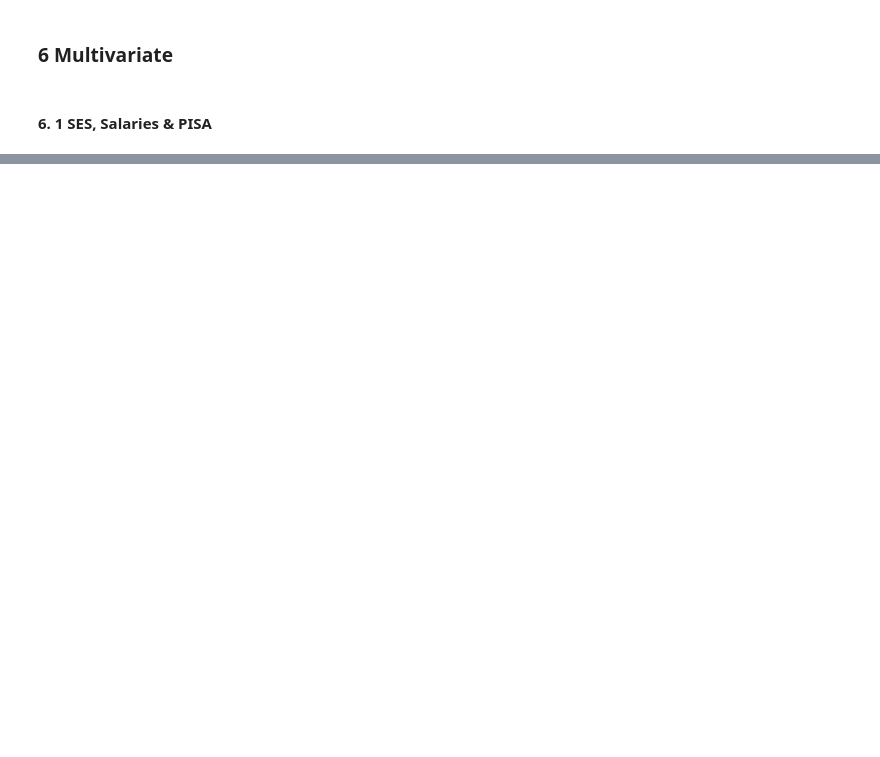
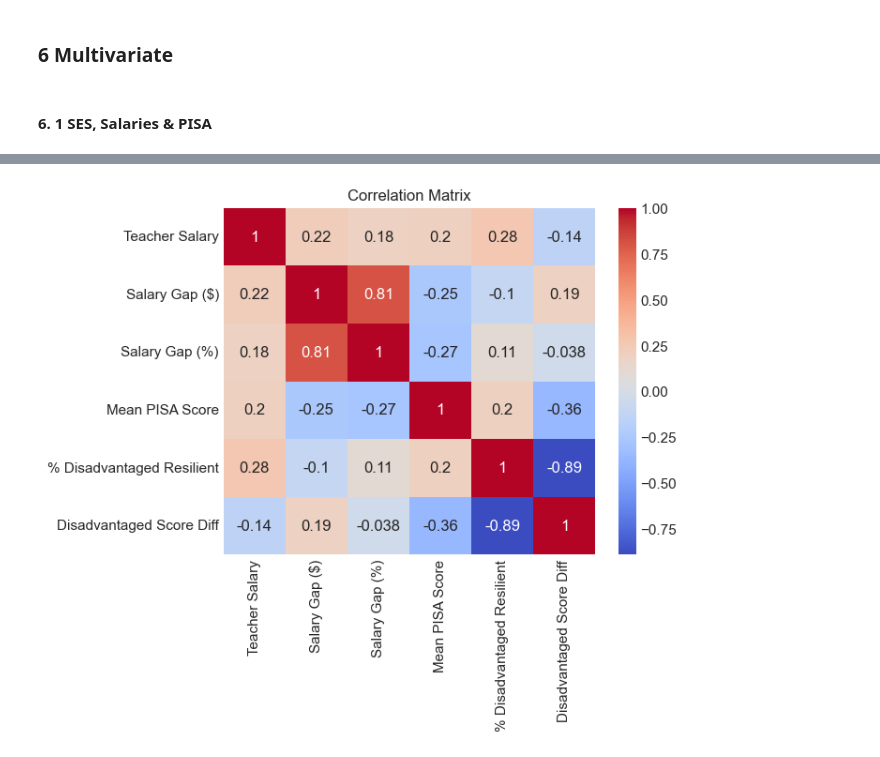
Before and after one commit to BeejalP/teachersalaries, a Jupyter notebook: my_project.ipynb, the cells around one changed output, grey strips where cells are left out. Cells and saved outputs as stored; diff of their text form; code cells hidden in the pictures; blank space fills up the shorter version.

Commit message:
correlation matrix

```diff
--- a/my_project.ipynb
+++ b/my_project.ipynb
@@ -2050,3 +2050,15 @@ plt.show()
+# %%
+corr_matrix = salaries_pisa_ses.select_dtypes(include='number').corr()
+
+new_labels = ['Teacher Salary', 'Salary Gap ($)', 'Salary Gap (%)', 'Mean PISA Score', '% Disadvantaged Resilient', 'Disadvantaged Score Diff']
+corr_matrix.index = new_labels
+corr_matrix.columns = new_labels
+
+sns.heatmap(corr_matrix, annot=True, cmap='coolwarm')
+plt.title("Correlation Matrix")
+plt.show()
+# %% [output]
+[figure, added]
 # %%
 # Example dataset
 df = px.data.gapminder()
```
Also changed, not shown: parts of 8 cells of this notebook, 8 other files.
